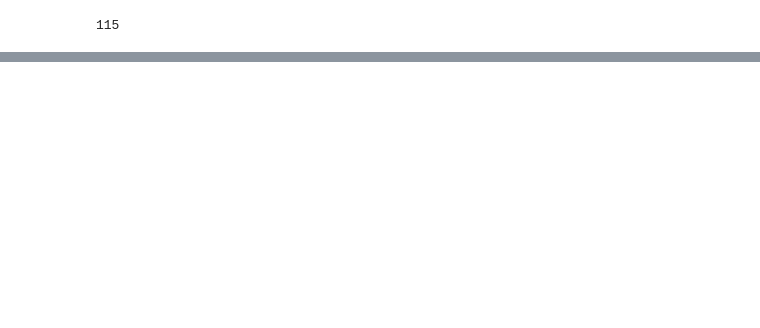
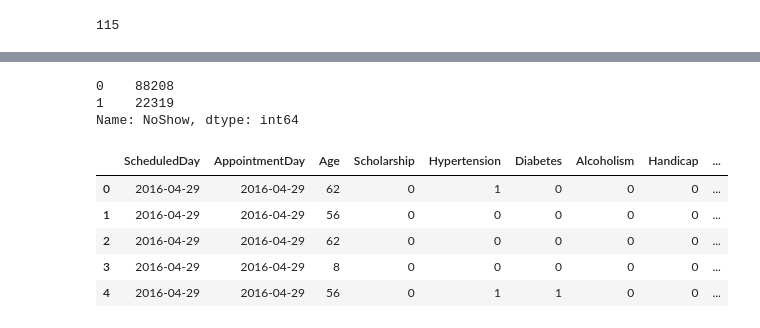
Before and after one commit to antonionunnally/Python, a Jupyter notebook: EDAforHealthcare/Medical_Appointments_Data.ipynb, the cells around one changed output, grey strips where cells are left out. Saved outputs shown, nothing was run; the diff lists cells and outputs as text; code cells hidden in the pictures; blank space fills up the shorter version.

```diff
--- a/EDAforHealthcare/Medical_Appointments_Data.ipynb
+++ b/EDAforHealthcare/Medical_Appointments_Data.ipynb
@@ -275,0 +307,16 @@ KeyError: ignored
+# %%
+base_data.NoShow.value_counts()
+# %% [output]
+0    88208
+1    22319
+Name: NoShow, dtype: int64
+# %%
+base_data_dummies = pd.get_dummies(base_data)
+base_data_dummies.head()
+# %% [output]
+|  | ScheduledDay | AppointmentDay | Age | Scholarship | Hypertension | Diabetes | Alcoholism | Handicap | ... |
+| 0 | 2016-04-29 | 2016-04-29 | 62 | 0 | 1 | 0 | 0 | 0 | ... |
+| 1 | 2016-04-29 | 2016-04-29 | 56 | 0 | 0 | 0 | 0 | 0 | ... |
+| 2 | 2016-04-29 | 2016-04-29 | 62 | 0 | 0 | 0 | 0 | 0 | ... |
+| 3 | 2016-04-29 | 2016-04-29 | 8 | 0 | 0 | 0 | 0 | 0 | ... |
+| 4 | 2016-04-29 | 2016-04-29 | 56 | 0 | 1 | 1 | 0 | 0 | ... |
```
Also changed, not shown: parts of 33 cells of this notebook.
